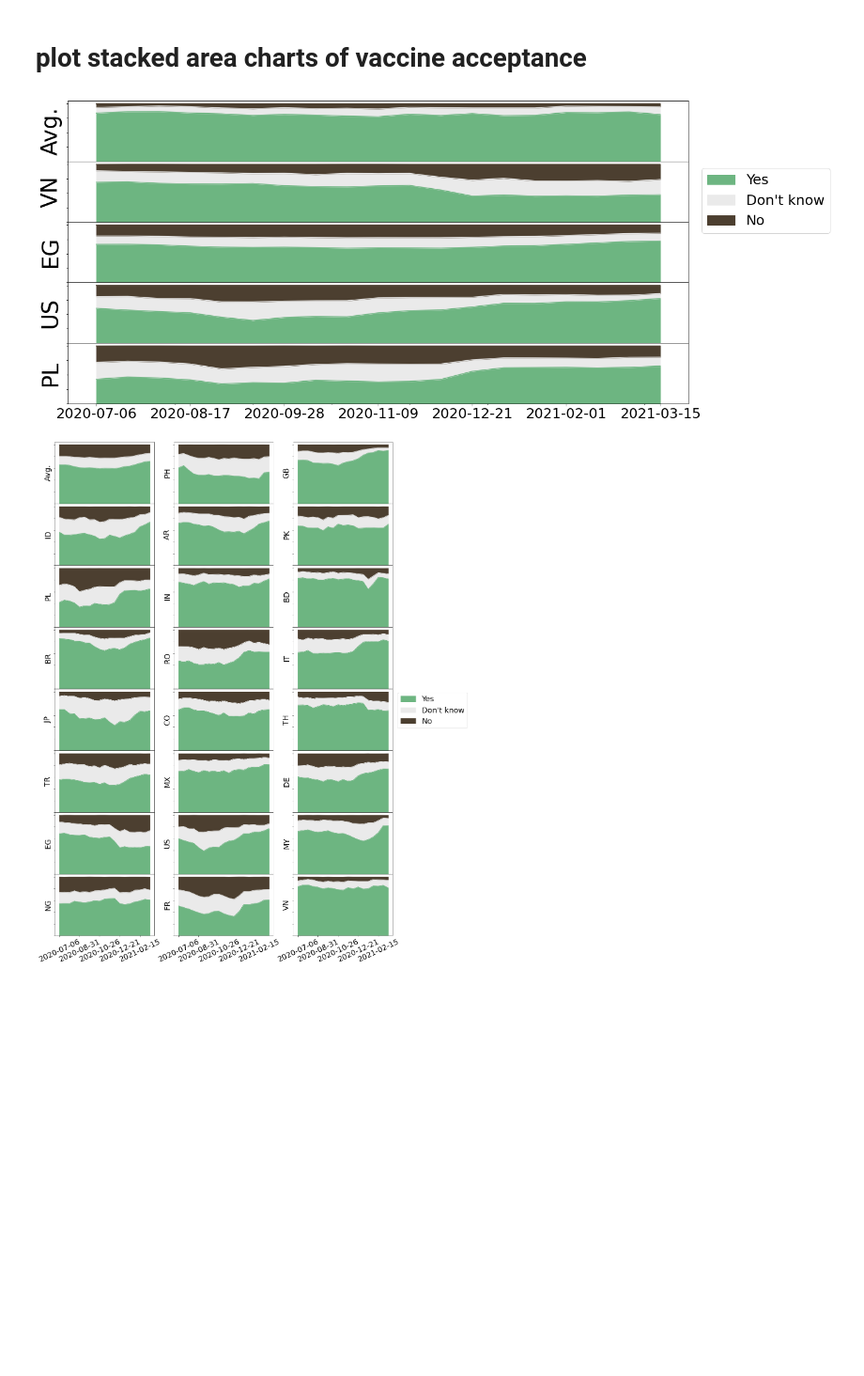
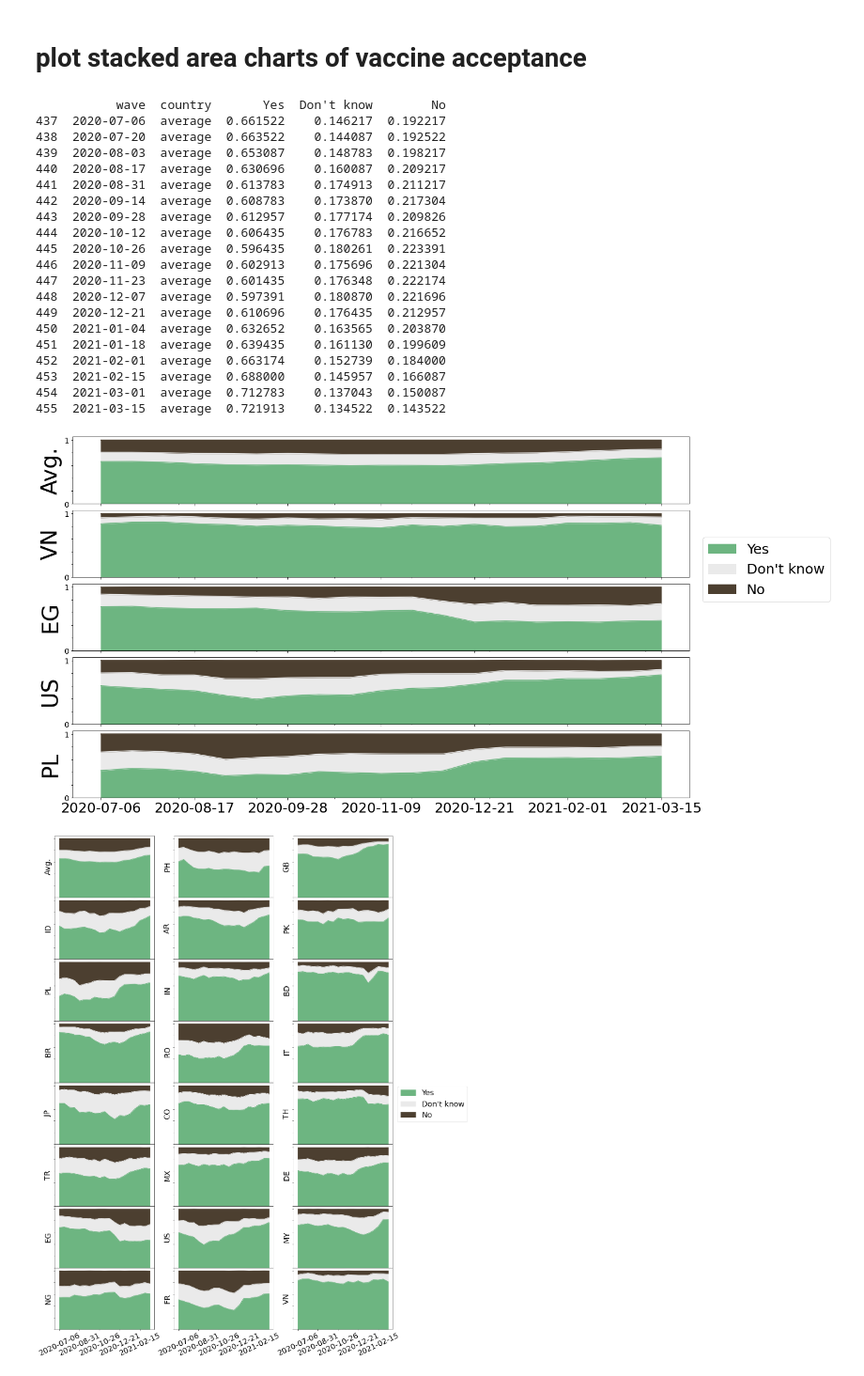
Before and after one commit to gvrkiran/Global-Survey-on-COVID-19-Beliefs-Behaviors-and-Norms, a Jupyter notebook: NHB Resource paper replication materials.ipynb, the cells around one changed output. Shown at 94% size. Cells and saved outputs as stored; diff of their text form; code cells hidden in the pictures; blank space fills up the shorter version.

Commit message:
updated plots and Dean's code

```diff
--- a/NHB Resource paper replication materials.ipynb
+++ b/NHB Resource paper replication materials.ipynb
@@ -274,25 +274,27 @@ plt.show()
 # %% [markdown]
 # plot stacked area charts of vaccine acceptance
 # %%
-fig = plt.figure(figsize=[20,10])
-gs = fig.add_gridspec(5, hspace=0)
+fig = plt.figure(figsize=[20,12])
+gs = fig.add_gridspec(5, hspace=0.1)
 axs = gs.subplots(sharex=True, sharey=True)
 
 dict_colors = {"No":"#4C3F30", "Don't know":"#EAEAEA", "Yes":"#6DB581"};
 
 data = pd.read_csv("data/vaccine_accept_stacked_area.csv")
 data["wave"] = data["wave"].apply(convertWaveToDate1);
+
+data_average = data[data["country"]=="average"];
+print(data_average)
+data_average = data_average.drop(['country'], axis=1).set_index("wave")
+data_average.plot.area(ax=axs[0],color=dict_colors,legend=False)
+
 data_VN = data[data["country"]=="VN"];
 data_VN = data_VN.drop(['country'], axis=1).set_index("wave")
-data_VN.plot.area(ax=axs[0],color=dict_colors,legend=False)
+data_VN.plot.area(ax=axs[1],color=dict_colors,legend=False)
 
 data_EG = data[data["country"]=="EG"];
 data_EG = data_EG.drop(['country'], axis=1).set_index("wave")
-data_EG.plot.area(ax=axs[1],color=dict_colors,legend=False)
-
-data_average = data[data["country"]=="average"];
-data_average = data_average.drop(['country'], axis=1).set_index("wave")
-data_average.plot.area(ax=axs[2],color=dict_colors,legend=False)
+data_EG.plot.area(ax=axs[2],color=dict_colors,legend=False)
 
 data_US = data[data["country"]=="US"];
 data_US = data_US.drop(['country'], axis=1).set_index("wave")
@@ -300,35 +302,61 @@ data_US.plot.area(ax=axs[3],color=dict_colors,legend=False)
 
 data_PL = data[data["country"]=="PL"];
 data_PL = data_PL.drop(['country'], axis=1).set_index("wave")
 data_PL.plot.area(ax=axs[4],color=dict_colors,legend=False)
 
-axs[1].set_yticklabels([])
+#axs[1].set_yticklabels([])
 i = 0
 lis = ["Avg.","VN","EG","US","PL"]
 for ax in axs.reshape(-1):
+#    if(i==0 or i==2 or i==4):
+    ax.set_yticklabels([0,"","","","",1],fontsize=14)
+#    else:
+#        ax.set_yticklabels(["","","","",""],fontsize=0)
     ax.set_ylabel(lis[i],fontsize=40)
     i += 1
+
+#axs[1].set_yticklabels([0,"","","",1])
 
 dates_x_axis = []
 x_ticks = []
 for ix in range(0,len(all_dates),3):
     dates_x_axis.append(all_dates[ix]);
     x_ticks.append(ix);
 
 axs[4].set_xticks(x_ticks)
 axs[4].set_xticklabels(dates_x_axis,rotation=0,fontsize=25)
 
 handles, labels = axs[0].get_legend_handles_labels()
 plt.legend(handles=handles, bbox_to_anchor=(1.01, 4), loc='upper left',fontsize=25);#, prop=fontP)
 plt.xlabel("")
 plt.tight_layout()
 
 plt.savefig("figs/vaccine_stacked_plot.jpg")
 
 # show the graph
 plt.show()
 # %% [output]
+           wave  country       Yes  Don't know        No
+437  2020-07-06  average  0.661522    0.146217  0.192217
+438  2020-07-20  average  0.663522    0.144087  0.192522
+439  2020-08-03  average  0.653087    0.148783  0.198217
+440  2020-08-17  average  0.630696    0.160087  0.209217
+441  2020-08-31  average  0.613783    0.174913  0.211217
+442  2020-09-14  average  0.608783    0.173870  0.217304
+443  2020-09-28  average  0.612957    0.177174  0.209826
+444  2020-10-12  average  0.606435    0.176783  0.216652
+445  2020-10-26  average  0.596435    0.180261  0.223391
+446  2020-11-09  average  0.602913    0.175696  0.221304
+447  2020-11-23  average  0.601435    0.176348  0.222174
+448  2020-12-07  average  0.597391    0.180870  0.221696
+449  2020-12-21  average  0.610696    0.176435  0.212957
+450  2021-01-04  average  0.632652    0.163565  0.203870
+451  2021-01-18  average  0.639435    0.161130  0.199609
+452  2021-02-01  average  0.663174    0.152739  0.184000
+453  2021-02-15  average  0.688000    0.145957  0.166087
+454  2021-03-01  average  0.712783    0.137043  0.150087
+455  2021-03-15  average  0.721913    0.134522  0.143522
-[figure, old version]
+[figure, new version]
 # %%
 # Same figure for all the countries, in the Appendix
 fig = plt.figure(figsize=[20,30])
```
Also changed, not shown: 3 other files.
